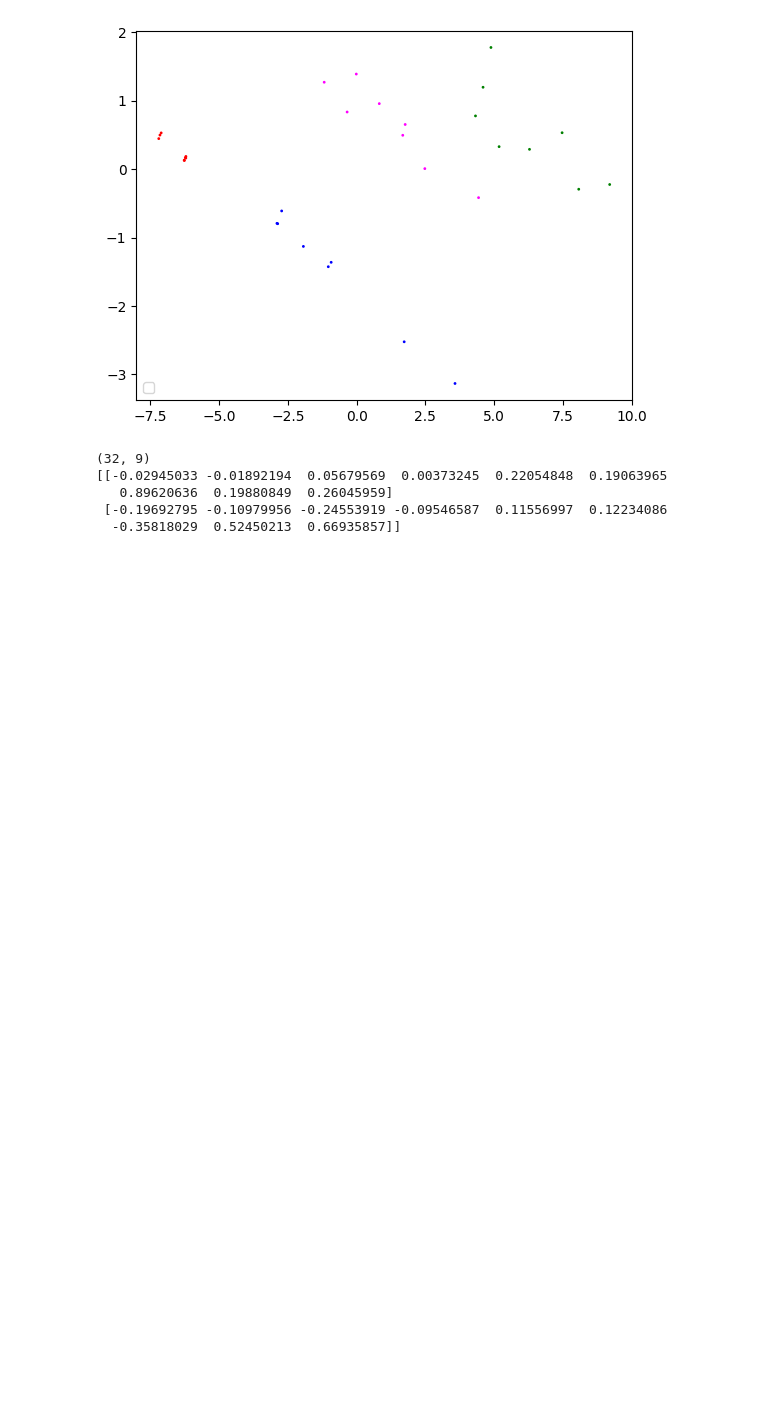
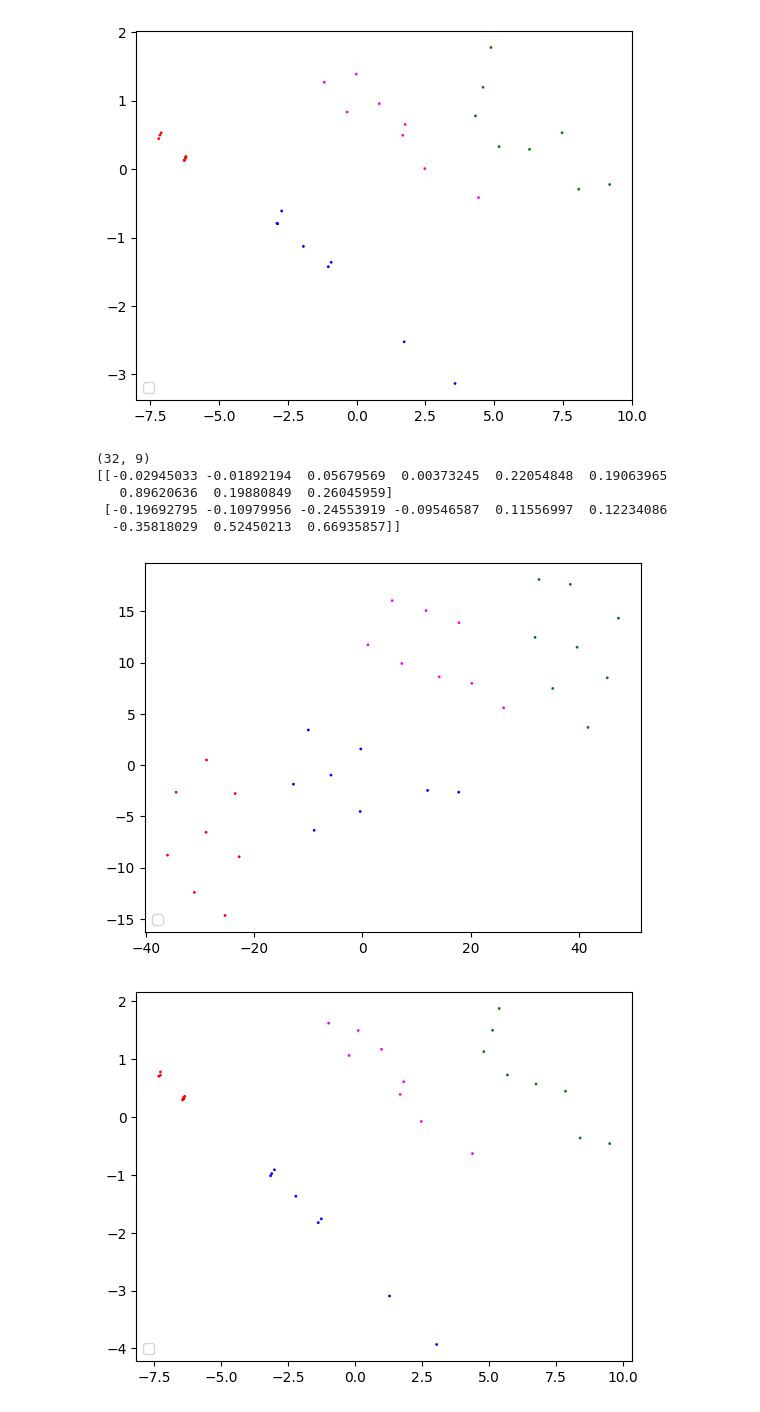
Before and after one commit to OljaOctagon/MagneticParticles, a Jupyter notebook: rigid_magnetic/orientation_classificiation.ipynb, the cells around one changed output. Drawn from its saved outputs; the diff is of its cells as text; code cells hidden in the pictures; blank space fills up the shorter version.

```diff
--- a/rigid_magnetic/orientation_classificiation.ipynb
+++ b/rigid_magnetic/orientation_classificiation.ipynb
@@ -217,0 +214,39 @@ arr=np.arange(10)
+# %%
+column_name = np.round(X[all_unique_peaks]*180/np.pi,2)
+
+
+
+df_peaks = pd.DataFrame(Y[:,all_unique_peaks], columns=column_name)
+df_peaks['file_id'] = df.file_id.values
+# %%
+df_merged_peaks = df_all.merge(df_peaks, on="file_id", how="inner")
+df_merged_peaks = df_merged_peaks.fillna(0)
+# %%
+from sklearn.manifold  import TSNE
+from sklearn.utils import shuffle
+
+Xpeaks = df_merged_peaks.iloc[:,3:].values
+labels = df_merged_peaks["lambda"] + df_all["shift"].values
+
+
+Xpeaks, labels = shuffle(Xpeaks,labels,random_state=0)
+
+pembedding = TSNE(n_components=2, learning_rate='auto', init='random', perplexity=12, n_jobs=8).fit_transform(Xpeaks)
+import matplotlib.pyplot as plt
+
+color_dict = { 100.4:'red', 10.4: 'blue', 100 : 'magenta', 10 :'green'}
+plt.scatter( pembedding[:,0], pembedding[:,1], color=[ color_dict[i] for i in labels ], s=1)
+plt.legend(loc="lower left")
+plt.show()
+
+fig,ax = plt.subplots()
+from sklearn.decomposition import PCA
+pca = PCA(n_components=2)
+X_pca = pca.fit_transform(Xpeaks)
+color_dict = { 100.4:'red', 10.4: 'blue', 100 : 'magenta', 10 :'green'}
+plt.scatter( X_pca[:,0], X_pca[:,1], color=[ color_dict[i] for i in labels ], s=1)
+plt.legend(loc="lower left")
+plt.show()
+# %% [output]
+[figure, added]
+[figure, added]
```
Also changed, not shown: parts of 11 cells of this notebook, 2 other files.
